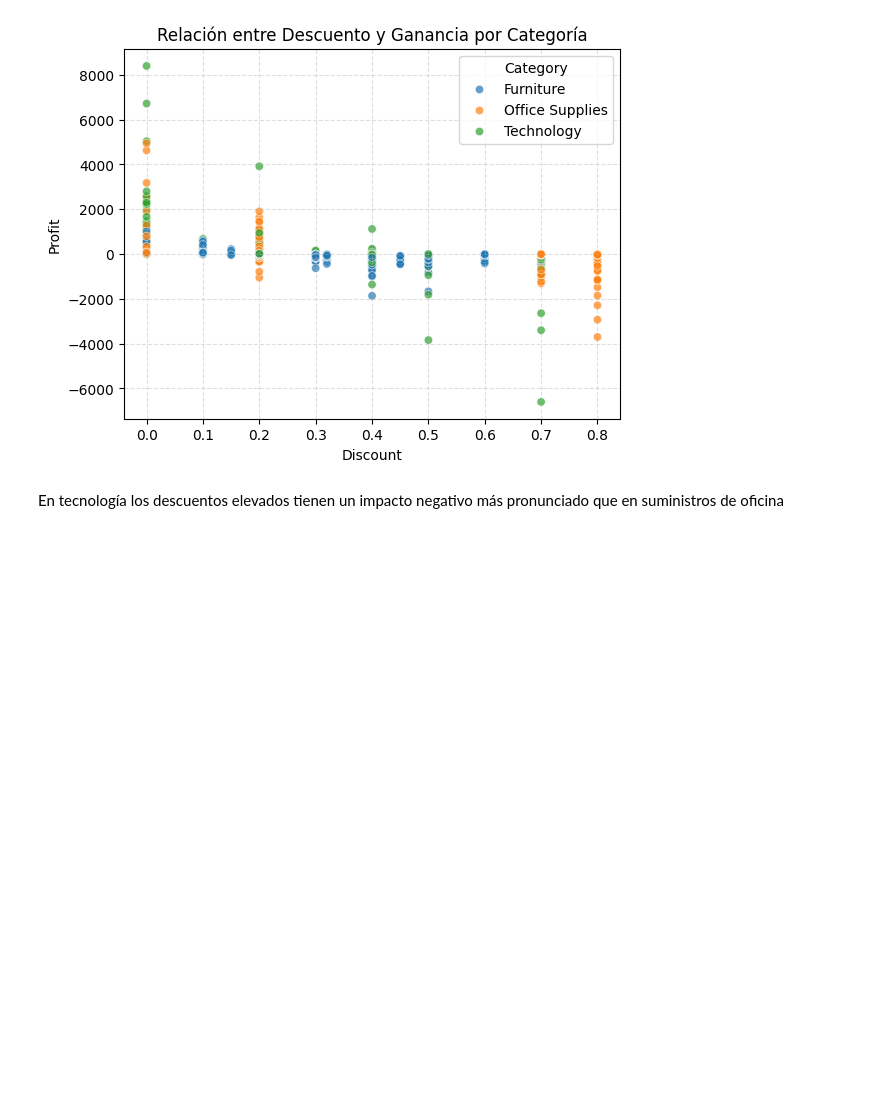
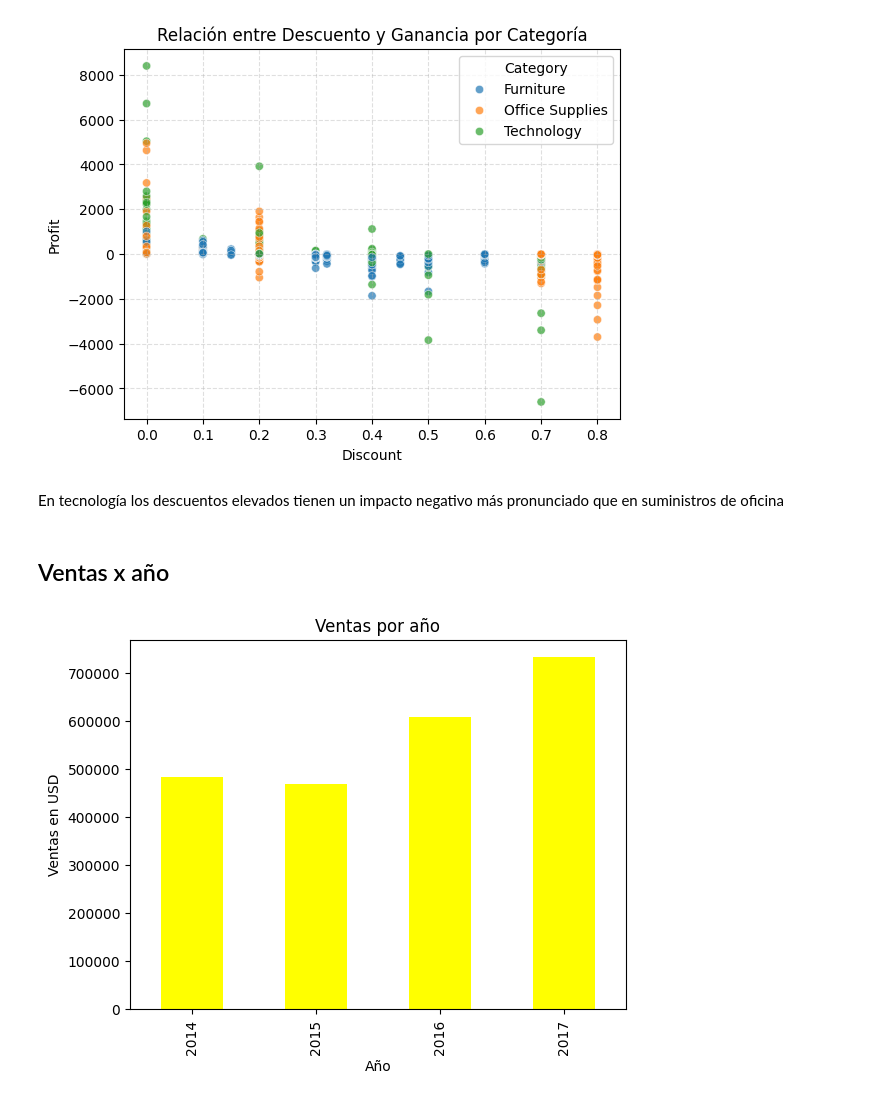
Before and after one commit to AgusISO8583/ITBA, a Jupyter notebook: TP_supermercadoG3.ipynb, the cells around one changed output. Cells and saved outputs as stored; diff of their text form; code cells hidden in the pictures; blank space fills up the shorter version.

```diff
--- a/TP_supermercadoG3.ipynb
+++ b/TP_supermercadoG3.ipynb
@@ -322,3 +324,15 @@ plt.show()
 [figure]
 # %% [markdown]
 En tecnología los descuentos elevados tienen un impacto negativo más pronunciado que en suministros de oficina
+# %% [markdown]
+## Ventas x año
+# %%
+df['Order Date'] = pd.to_datetime(df['Order Date'])
+df['Year'] = df['Order Date'].dt.year
+df['Year'].value_counts()
+ventas_por_año = df.groupby('Year')['Sales'].sum()
+ventas_por_año.plot(kind='bar', color='yellow', title='Ventas por año')
+plt.xlabel('Año')
+plt.ylabel('Ventas en USD');
+# %% [output]
+[figure, added]
```
Also changed, not shown: parts of 4 cells of this notebook.
